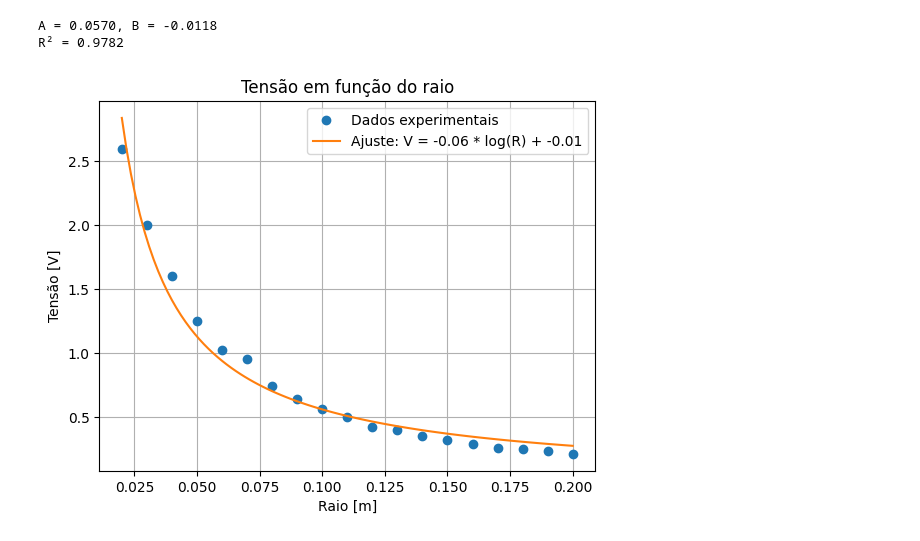
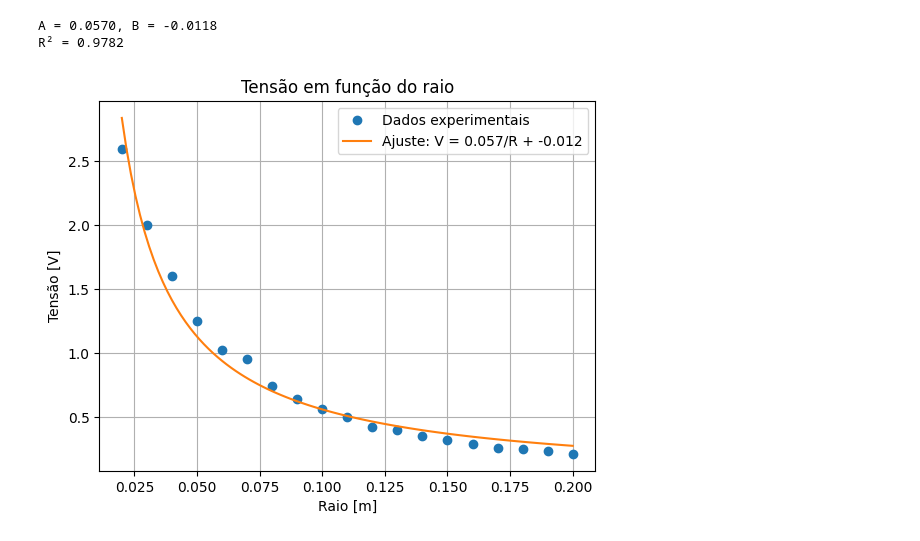
Before and after one commit to ViniciusCMB/Fisexp3, a Jupyter notebook: exp6.ipynb, the cells around one changed output. Cells and saved outputs as stored; diff of their text form; code cells hidden in the pictures.

```diff
--- a/exp6.ipynb
+++ b/exp6.ipynb
@@ -45,12 +45,12 @@ A = 0.0570, B = -0.0118
 R² = 0.9782
 # %%
 plt.plot(R_exp, V_exp, 'o', label='Dados experimentais')
-plt.plot(x_fit, y_fit, '-', label=f'Ajuste: V = -{A:.2f} * log(R) + {B:.2f}')
+plt.plot(x_fit, y_fit, '-', label=f'Ajuste: V = {A:.3f}/R + {B:.3f}')
 plt.xlabel('Raio [m]')
 plt.ylabel('Tensão [V]')
 plt.title('Tensão em função do raio')
 plt.grid()
 plt.legend()
 plt.show()
 # %% [output]
-[figure, old version]
+[figure, new version]
```
